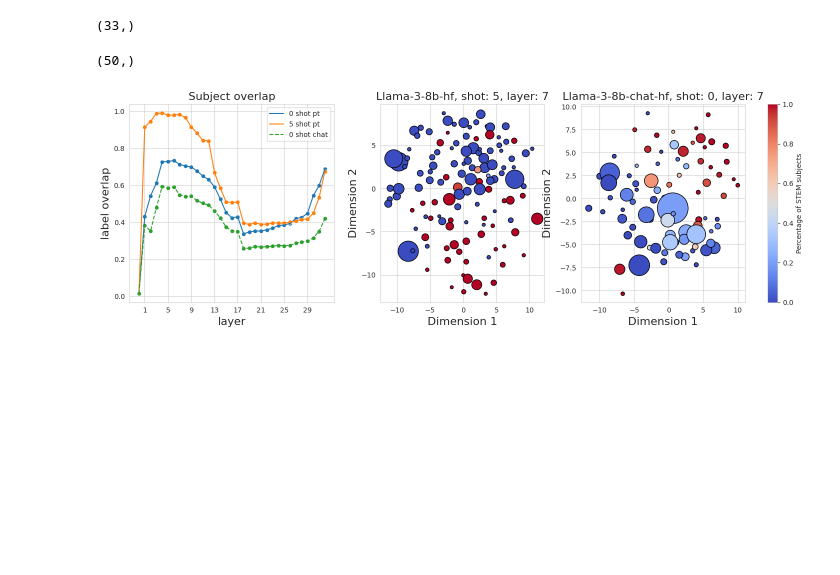
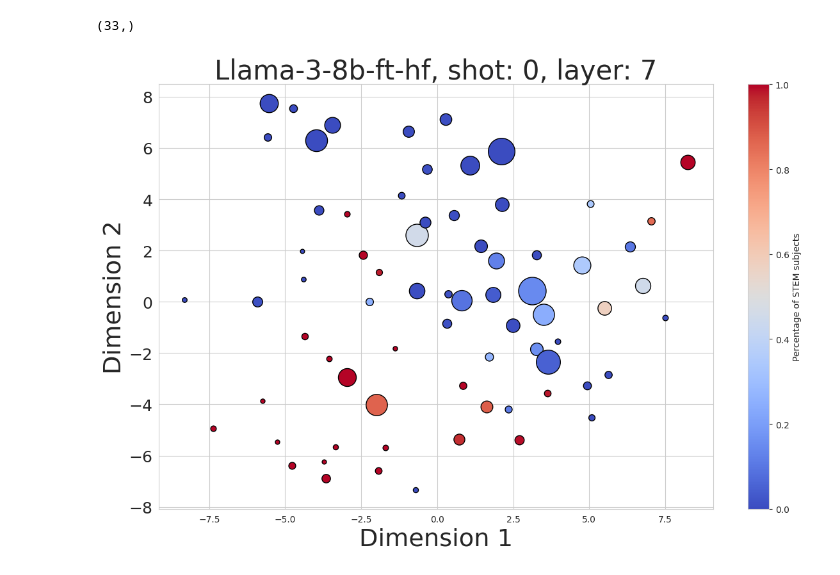
Before and after one commit to alexserra98/GeometricLens, a Jupyter notebook: metrics/cluster_cartoon/cluster_cartoon.ipynb, the cells around one changed output. Cells and saved outputs as stored; diff of their text form; code cells hidden in the pictures; blank space fills up the shorter version.

```diff
--- a/metrics/cluster_cartoon/cluster_cartoon.ipynb
+++ b/metrics/cluster_cartoon/cluster_cartoon.ipynb
@@ -376,5 +376,5 @@ for model in df_all["model"].unique():
 # Plot 2.A
 # %%
 # df_sub_overlap = pd.read_pickle(_PATH/"subject_overlap_None.pkl")
-df_sub_overlap = pd.read_pickle(_PATH/"transposed_dataset/result/subject_overlap.pkl")
+df_sub_overlap = pd.read_pickle(_PATH/"transposed_dataset/result/subject_overlap_all.pkl")
 df_sub_overlap.rename(columns={"shot":"train_instances"}, inplace = True)
@@ -384,7 +392,7 @@ df_all =  pd.read_pickle(_PATH_RESULT / "df_all.pkl")
 data_1 = df_all.query("model == 'meta-llama/Llama-3-8b-hf' \
                                and shot==5 \
                                and layer==7")
-data_2 = df_all.query("model == 'meta-llama/Llama-3-8b-chat-hf' \
+data_2 = df_all.query("model == 'meta-llama/Llama-3-8b-ft-hf' \
                                and shot==0 \
                                and layer==7")
 # %%
@@ -393,28 +401,42 @@ df_all = pd.concat([df_sub_overlap,df_all])
 overlaps_label1.shape
 # %% [output]
 (33,)
-# %%
-layers.shape
-# %% [output]
-(50,)
 # %%
 import matplotlib.pyplot as plt
+import matplotlib as mpl
 import seaborn as sns
 import numpy as np
 import pandas as pd
 from sklearn.manifold import MDS
 from matplotlib.colors import Normalize
 from matplotlib.cm import ScalarMappable
+from dataclasses import dataclass
 
+@dataclass
+class ConfigPlotSize:
+    width: int  = 12
+    height: int = 8
+    xticks: int = 18
+    yticks: int = 18
+    xlabel: int = 27.5
+    ylabel: int = 27.5
+    title: int  = 30
+    hspace: int = 0.8
+    wspace: int = 0.8
+    legend: int = 23
+    linewidth: int = 2.5
+    s: int = 100
+
+conf_size = ConfigPlotSize()
 # Setting the plot style globally
 sns.set_style("whitegrid")
 
 # Setup figure and axes for 3 plots in one row
-fig, axs = plt.subplots(1, 3, figsize=(15, 5))
+plt.figure(figsize=(conf_size.width, conf_size.height))
 
 # Data preparation and extraction
 data = df_sub_overlap# Assuming df_sub_overlap is defined elsewhere
-models = ['meta-llama-Llama-3-8b-hf', 'meta-llama-Llama-3-8b-chat-hf']
+models = ['meta-llama-Llama-3-8b-hf', 'meta-llama-Llama-3-8b-ft-hf']
 k = 0.1
 algorithm = "overlap"
 
@@ -428,51 +450,59 @@ overlaps_label1 = extract_data(models[0], '0')
 overlaps_label2 = extract_data(models[0], shot='5' if "70" in models[0] else '5')
 overlaps_label3 = extract_data(models[1], '0')
 
 # Calculate layer positions for plotting
 layers = np.arange(0, overlaps_label1.shape[0])
 
 # First subplot: Overlap visualizations using line and scatter plots
-for i, (overlaps, label, linestyle) in enumerate(zip([overlaps_label1, overlaps_label2, overlaps_label3],
-                                                     ["0 shot pt", "5 shot pt", "0 shot chat"],
-                                                     ['-', '-', '--'])):
-    sns.scatterplot(x=layers, y=overlaps, ax=axs[0])
-    sns.lineplot(x=layers, y=overlaps, label=label, linestyle=linestyle, ax=axs[0])
-tick_positions = np.arange(1, overlaps_label1.shape[0], 4)  # Generates positions 0, 4, 8, ...
-tick_labels = layers[tick_positions]  # Get the corresponding labels from x
-axs[0].set_xticks(ticks=tick_positions, labels=tick_labels)
-axs[0].set_xlabel("layer", fontsize=16)
-axs[0].set_ylabel("label overlap", fontsize = 16)
-axs[0].set_title("Subject overlap", fontsize=16)
+# for i, (overlaps, label, marker) in enumerate(zip([overlaps_label1, overlaps_label2, overlaps_label3],
+#                                                      ["0 shot pt", "5 shot pt", "0 shot chat"],
+#                                                      ['o', 'o', 'X'])):
+#     sns.scatterplot(x=layers, y=overlaps, s = conf_size.s, marker=marker)
+#     sns.lineplot(x=layers, y=overlaps, label=label, linewidth = conf_size.linewidth)
+# tick_positions = np.arange(1, overlaps_label1.shape[0], 4)  # Generates positions 0, 4, 8, ...
+# tick_labels = layers[tick_positions]  # Get the corresponding labels from x
+# plt.xticks(ticks=tick_positions, labels=tick_labels, fontsize = conf_size.xticks)
+# plt.tick_params(axis='y', labelsize=conf_size.yticks)
+# plt.xlabel("layer", fontsize=conf_size.xlabel)
+# plt.ylabel("label overlap", fontsize = conf_size.ylabel)
+# plt.title(f"Subject overlap Llama 3 8b", fontsize=conf_size.title)
+# plt.legend(fontsize = conf_size.legend)
 # Assuming `data_1` and `data_2` are predefined for the next plots
-for n, data_n in enumerate([data_1, data_2], start=1):
+for n, data_n in enumerate([data_2], start=1):
     row = data_n.to_dict()
     model = list(row["model"].items())[0][1]
     shot = list(row["shot"].items())[0][1]
     layer = list(row["layer"].items())[0][1]
     most_represented = list(row["most_represented"].items())[0][1]
     distance_matrix = list(row["distance_matrix"].items())[0][1]
     cluster_counts = list(row["cluster_counts"].items())[0][1]
 
     # MDS and clustering visualization
     mds = MDS(n_components=2, dissimilarity="precomputed", random_state=42)
     positions = mds.fit_transform(distance_matrix)
     clusters, counts = zip(*sorted(cluster_counts.items()))
 
     norm = Normalize(vmin=0, vmax=1)
     cmap = plt.cm.coolwarm
     scalar_map = ScalarMappable(norm=norm, cmap=cmap)
+    scalar_map.set_array([])
+    norm = mpl.colors.Normalize(vmin=0, vmax=2)
+
+
     cluster_colors = scalar_map.to_rgba(most_represented["percentage"])
 
     for pos, count, cluster, color in zip(positions, counts, clusters, cluster_colors):
-        axs[n].scatter(pos[0], pos[1], s=count, color=color, label=f'Cluster {cluster}', edgecolors='black', linewidth=1)
+        plt.scatter(pos[0], pos[1], s=count, color=color, label=f'Cluster {cluster}', edgecolors='black', linewidth=1)
 
-    axs[n].set_title(f"{model.split('/')[1]}, shot: {shot}, layer: {layer}", fontsize=16)
-    axs[n].set_xlabel('Dimension 1', fontsize=16)
-    axs[n].set_ylabel('Dimension 2', fontsize=16)
+    plt.title(f"{model.split('/')[1]}, shot: {shot}, layer: {layer}", fontsize=conf_size.title)
+    plt.xlabel('Dimension 1', fontsize=conf_size.xlabel)
+    plt.ylabel('Dimension 2', fontsize=conf_size.ylabel)
+    plt.tick_params(axis='y', labelsize=conf_size.yticks)
+    plt.tick_params(axis='y', labelsize=conf_size.yticks)
 
-plt.tight_layout()
-plt.colorbar(scalar_map, ax=axs[1:], label='Percentage of STEM subjects')
-# plt.show()
-plt.savefig(_PATH_RESULT / f"doc_pic_chat.png")
+    plt.tight_layout()
+    plt.colorbar(scalar_map, label='Percentage of STEM subjects')
+    plt.savefig(_PATH_RESULT / f"cartoon_8b_ft.png")
+    plt.show()
 # %% [output]
-[figure, old version]
+[figure, new version]
```
Also changed, not shown: parts of 2 cells of this notebook, 29 other files.
